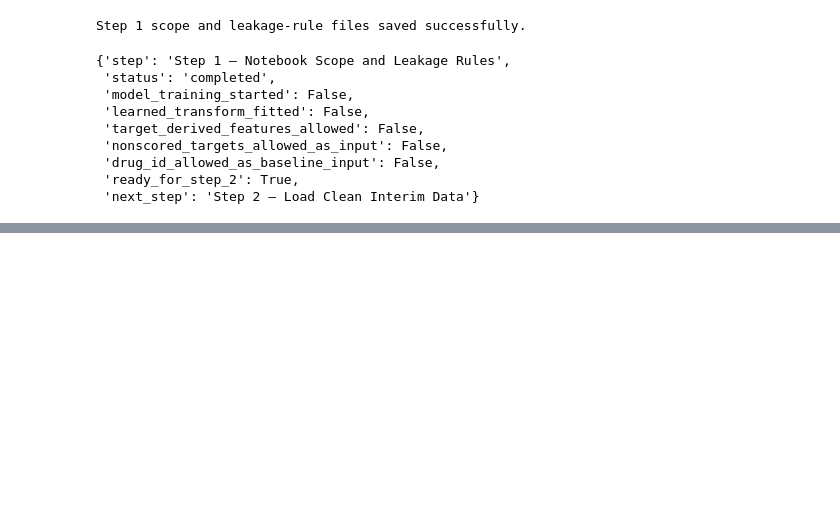
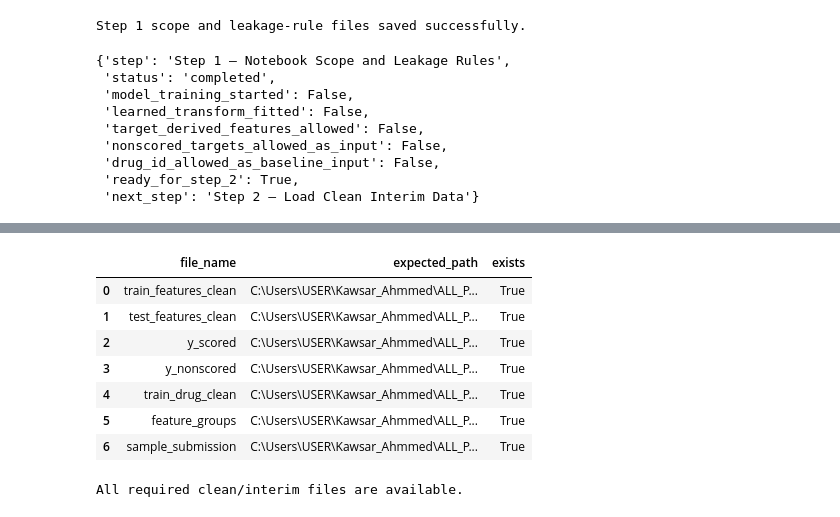
Before and after one commit to kawsar07ahmmed0712-rgb/moa-prediction-drug-response, a Jupyter notebook: notebooks/03_feature_engineering.ipynb, the cells around one changed output, grey strips where cells are left out. Drawn from its saved outputs; the diff is of its cells as text; code cells hidden in the pictures; blank space fills up the shorter version.

```diff
--- a/notebooks/03_feature_engineering.ipynb
+++ b/notebooks/03_feature_engineering.ipynb
@@ -302,0 +320,48 @@ step_1_status
+# %%
+expected_interim_files = {
+    "train_features_clean": DATA_INTERIM_DIR / "train_features_clean.parquet",
+    "test_features_clean": DATA_INTERIM_DIR / "test_features_clean.parquet",
+    "y_scored": DATA_INTERIM_DIR / "y_scored.parquet",
+    "y_nonscored": DATA_INTERIM_DIR / "y_nonscored.parquet",
+    "train_drug_clean": DATA_INTERIM_DIR / "train_drug_clean.parquet",
+    "feature_groups": DATA_INTERIM_DIR / "feature_groups.json"
+}
+
+expected_raw_files = {
+    "sample_submission": DATA_RAW_DIR / "sample_submission.csv"
+}
+
+file_availability_audit = []
+
+for file_name, file_path in {**expected_interim_files, **expected_raw_files}.items():
+    file_availability_audit.append({
+        "file_name": file_name,
+        "expected_path": str(file_path),
+        "exists": file_path.exists()
+    })
+
+file_availability_audit = pd.DataFrame(file_availability_audit)
+
+file_availability_audit
+# %% [output]
+|  | file_name | expected_path | exists |
+| 0 | train_features_clean | C:\Users\USER\Kawsar_Ahmmed\ALL_P... | True |
+| 1 | test_features_clean | C:\Users\USER\Kawsar_Ahmmed\ALL_P... | True |
+| 2 | y_scored | C:\Users\USER\Kawsar_Ahmmed\ALL_P... | True |
+| 3 | y_nonscored | C:\Users\USER\Kawsar_Ahmmed\ALL_P... | True |
+| 4 | train_drug_clean | C:\Users\USER\Kawsar_Ahmmed\ALL_P... | True |
+| 5 | feature_groups | C:\Users\USER\Kawsar_Ahmmed\ALL_P... | True |
+| 6 | sample_submission | C:\Users\USER\Kawsar_Ahmmed\ALL_P... | True |
+# %%
+missing_files = file_availability_audit.loc[
+    file_availability_audit["exists"] == False,
+    ["file_name", "expected_path"]
+]
+
+if len(missing_files) > 0:
+    display(missing_files)
+    raise FileNotFoundError("Some required clean/interim files are missing. Check paths before continuing.")
+
+print("All required clean/interim files are available.")
+# %% [output]
+All required clean/interim files are available.
```
Also changed, not shown: parts of 10 cells of this notebook.
